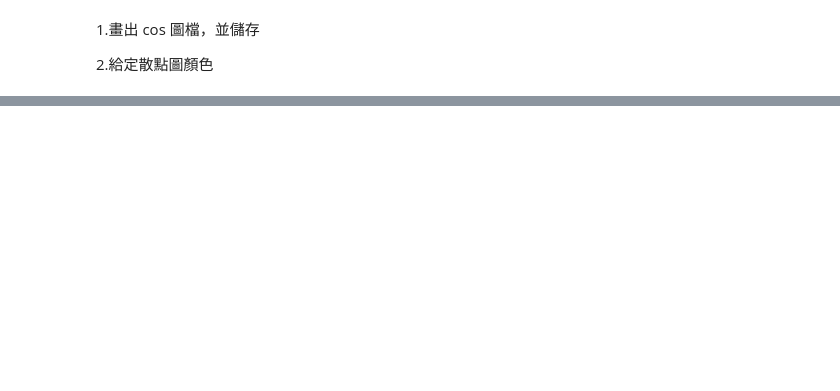
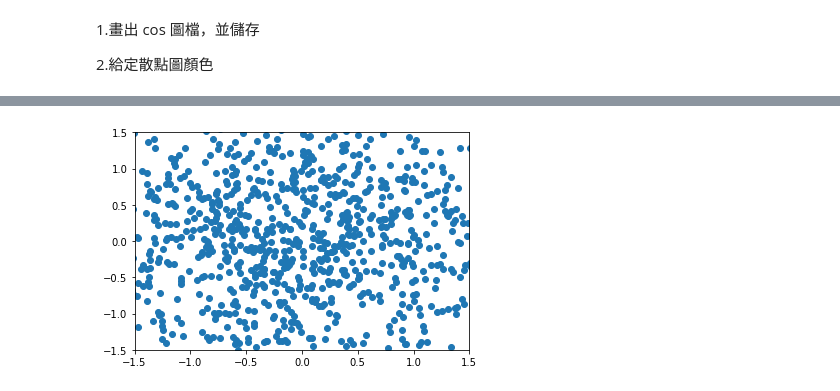
Before and after one commit to yuki1214888/-Python-, a Jupyter notebook: D18 Python 資料視覺化工具與常見統計圖表介紹.ipynb, the cells around one changed output, grey strips where cells are left out. Drawn from its saved outputs; the diff is of its cells as text; code cells hidden in the pictures; blank space fills up the shorter version.

```diff
--- a/D18 Python 資料視覺化工具與常見統計圖表介紹.ipynb
+++ b/D18 Python 資料視覺化工具與常見統計圖表介紹.ipynb
@@ -15,0 +46,11 @@ plt.show()
+# %%
+T = np.arctan2(Y,X)
+
+
+plt.scatter(X,Y)
+plt.xlim(-1.5,1.5)
+plt.ylim(-1.5,1.5)
+
+plt.show()
+# %% [output]
+[figure, added]
```
Also changed, not shown: parts of 4 cells of this notebook.
